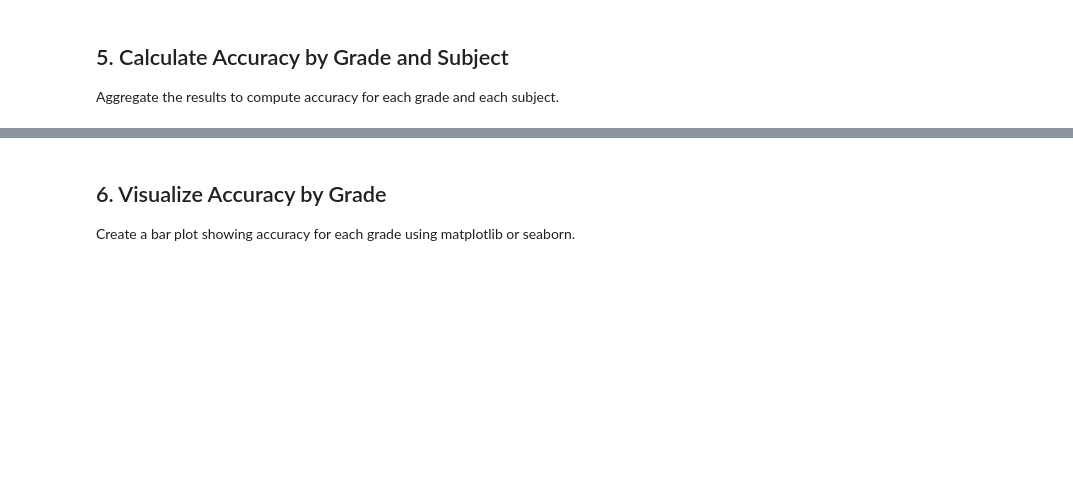
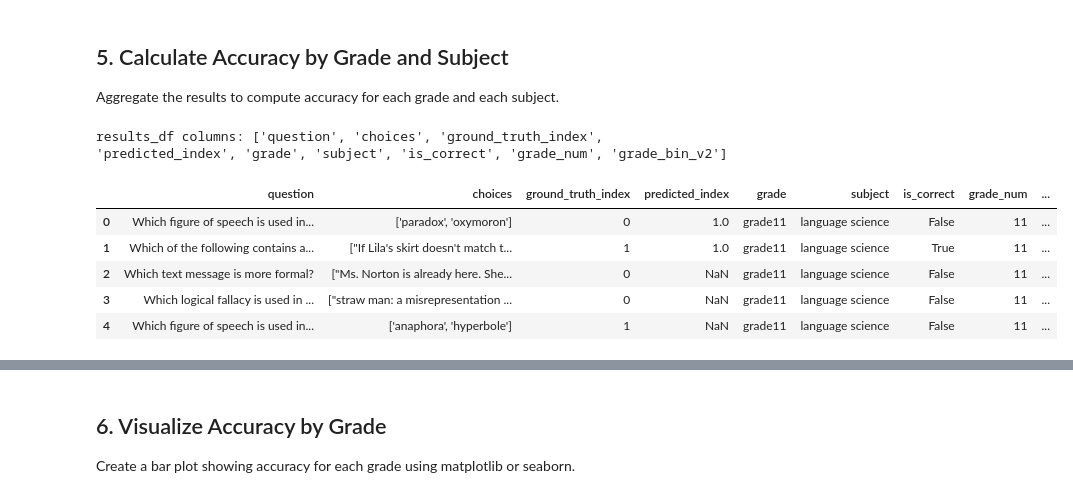
Before and after one commit to jeelelel/scienceqa-9444, a Jupyter notebook: rag_mac/rag_eval_hybrid_visualization.ipynb, the cells around one changed output, grey strips where cells are left out. Cells and saved outputs as stored; diff of their text form; code cells hidden in the pictures; blank space fills up the shorter version.

```diff
--- a/rag_mac/rag_eval_hybrid_visualization.ipynb
+++ b/rag_mac/rag_eval_hybrid_visualization.ipynb
@@ -19,6 +19,8 @@ import os
 Load the custom BERT model, TF-IDF vectorizer, and ScienceQA datasets.
 # %%
 import sys
+import os
+import json
 sys.path.append(os.path.abspath(os.path.join(os.getcwd(), "..", "models")))
 from custom_bert import CustomBERTEmbedding
 
@@ -42,5 +44,15 @@ with open(train_path, 'r', encoding='utf-8') as f:
 with open(test_path, 'r', encoding='utf-8') as f:
     data_test = json.load(f)
 
+# Convert dict to list if needed
+if isinstance(data_train, dict):
+    data_train = list(data_train.values())
+if isinstance(data_test, dict):
+    data_test = list(data_test.values())
+
+# Filter to only dict items
+data_train = [item for item in data_train if isinstance(item, dict)]
+data_test = [item for item in data_test if isinstance(item, dict)]
+
 print(f"Train samples: {len(data_train)} | Test samples: {len(data_test)}")
 # %% [output]
@@ -138,12 +145,55 @@ results_df.head()
 ## 5. Calculate Accuracy by Grade and Subject
 Aggregate the results to compute accuracy for each grade and each subject.
 # %%
-# Accuracy by grade
-acc_by_grade = results_df.groupby('grade')['is_correct'].mean().sort_index()
-# Accuracy by subject
-acc_by_subject = results_df.groupby('subject')['is_correct'].mean().sort_values(ascending=False)
+# Robust grade binning for formats like 'grade11', 'Grade 11', etc.
+import re
 
-print("Accuracy by grade:")
-print(acc_by_grade)
-print("\nAccuracy by subject:")
-print(acc_by_subject)
+def extract_grade_num(grade):
+    match = re.search(r'(\d+)', str(grade))
+    return int(match.group(1)) if match else None
+
+def grade_bin_v2(grade):
+    g = extract_grade_num(grade)
+    if g is None:
+        return 'Other'
+    if 1 <= g <= 6:
+        return 'Primary (1-6)'
+    elif 7 <= g <= 12:
+        return 'Secondary (7-12)'
+    else:
+        return 'Other'
+
+results_df['grade_num'] = results_df['grade'].apply(extract_grade_num)
+results_df['grade_bin_v2'] = results_df['grade'].apply(grade_bin_v2)
+
+print("results_df columns:", results_df.columns.tolist())
+if results_df.empty:
+    print("No results to process. Check your data and retrieval loop.")
+else:
+    display(results_df.head())
+    print(f"Total test items: {len(results_df)}")
+    print(f"Correct predictions: {results_df['is_correct'].sum()}")
+    print(f"Accuracy: {results_df['is_correct'].mean():.3f}")
+
+    # Accuracy by new grade bins
+    acc_by_grade_bin_v2 = results_df.groupby('grade_bin_v2')['is_correct'].mean().sort_index()
+    print("Accuracy by grade bin:")
+    print(acc_by_grade_bin_v2)
+
+    # Accuracy by subject
+    acc_by_subject = results_df.groupby('subject')['is_correct'].mean().sort_values(ascending=False)
+    print("\nAccuracy by subject:")
+    print(acc_by_subject)
+
+    # Accuracy by each grade (1-12)
+    acc_by_grade = results_df.groupby('grade_num')['is_correct'].mean().reindex(range(1,13))
+    print("\nAccuracy by individual grade (1-12):")
+    print(acc_by_grade)
+# %% [output]
+results_df columns: ['question', 'choices', 'ground_truth_index', 'predicted_index', 'grade', 'subject', 'is_correct', 'grade_num', 'grade_bin_v2']
+|  | question | choices | ground_truth_index | predicted_index | grade | subject | is_correct | grade_num | ... |
+| 0 | Which figure of speech is used in... | ['paradox', 'oxymoron'] | 0 | 1.0 | grade11 | language science | False | 11 | ... |
+| 1 | Which of the following contains a... | ["If Lila's skirt doesn't match t... | 1 | 1.0 | grade11 | language science | True | 11 | ... |
+| 2 | Which text message is more formal? | ["Ms. Norton is already here. She... | 0 | NaN | grade11 | language science | False | 11 | ... |
+| 3 | Which logical fallacy is used in ... | ["straw man: a misrepresentation ... | 0 | NaN | grade11 | language science | False | 11 | ... |
+| 4 | Which figure of speech is used in... | ['anaphora', 'hyperbole'] | 1 | NaN | grade11 | language science | False | 11 | ... |
```
Also changed, not shown: parts of 7 cells of this notebook, 3 other files.
